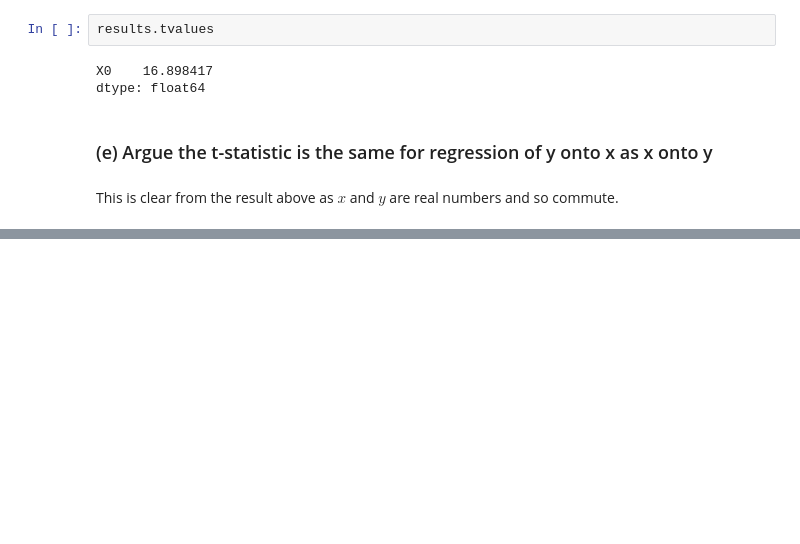
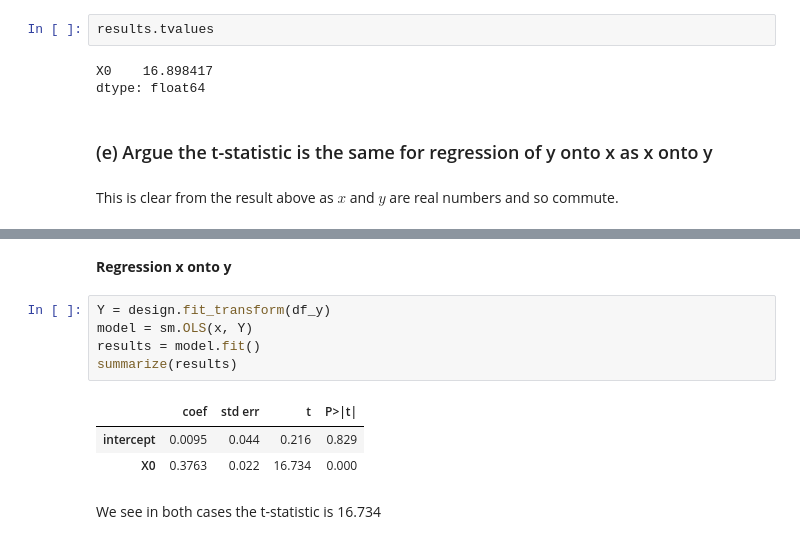
Before and after one commit to carmancater/an-introduction-to-statistical-learning-with-applications-in-python, a Jupyter notebook: Chapter 3 - Linear Regression/Ch 3 Ex 11.ipynb, the cells around one changed output, grey strips where cells are left out. Drawn from its saved outputs; the diff is of its cells as text; blank space fills up the shorter version.

```diff
--- a/Chapter 3 - Linear Regression/Ch 3 Ex 11.ipynb
+++ b/Chapter 3 - Linear Regression/Ch 3 Ex 11.ipynb
@@ -115,0 +129,13 @@ This is clear from the result above as $x$ and $y$ are real numbers and so commu
+# %% [markdown]
+**Regression x onto y**
+# %%
+Y = design.fit_transform(df_y)
+model = sm.OLS(x, Y)
+results = model.fit()
+summarize(results)
+# %% [output]
+|  | coef | std err | t | P>|t| |
+| intercept | 0.0095 | 0.044 | 0.216 | 0.829 |
+| X0 | 0.3763 | 0.022 | 16.734 | 0.000 |
+# %% [markdown]
+We see in both cases the t-statistic is 16.734
```
Also changed, not shown: parts of 7 cells of this notebook.
